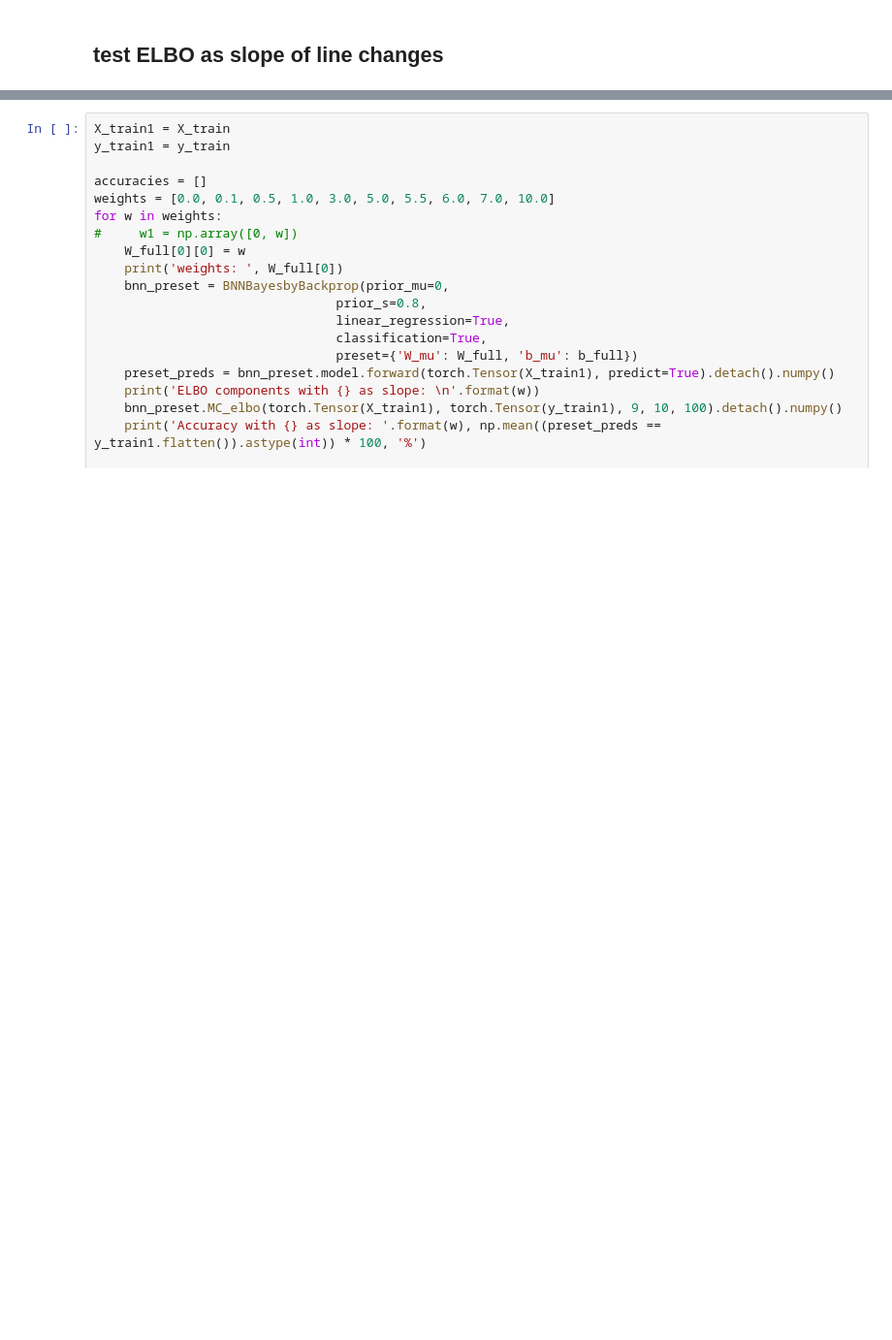
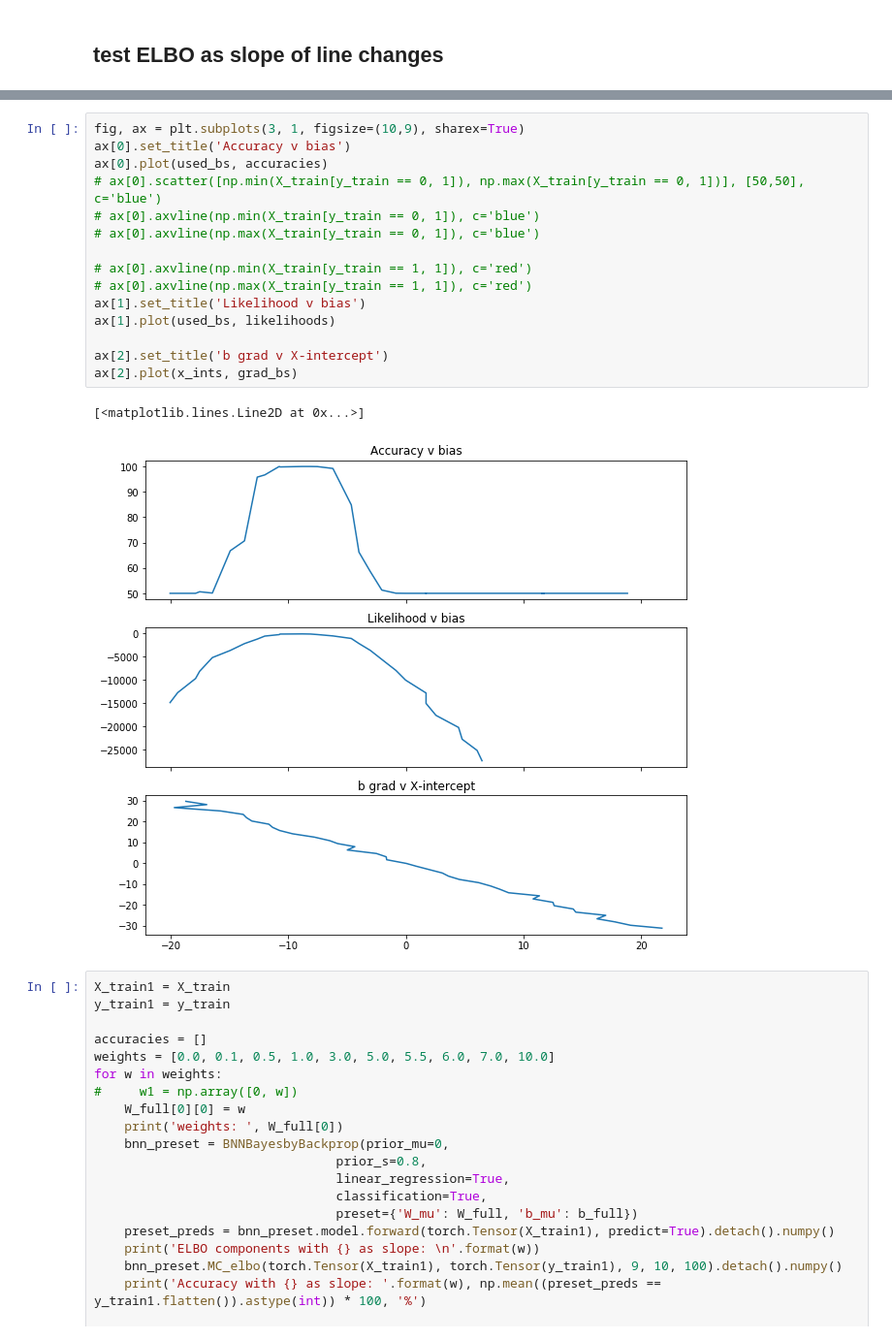
Before and after one commit to Emerson-Wenzel/BDL_final_project, a Jupyter notebook: Baysian_Logistic_regression_daniel.ipynb, the cells around one changed output, grey strips where cells are left out. Shown at 97% size. Drawn from its saved outputs; the diff is of its cells as text; blank space fills up the shorter version.

```diff
--- a/Baysian_Logistic_regression_daniel.ipynb
+++ b/Baysian_Logistic_regression_daniel.ipynb
@@ -433,3 +433,21 @@ ax[1].plot(x_int, likelihoods)
+# %%
+fig, ax = plt.subplots(3, 1, figsize=(10,9), sharex=True)
+ax[0].set_title('Accuracy v bias')
+ax[0].plot(used_bs, accuracies)
+# ax[0].scatter([np.min(X_train[y_train == 0, 1]), np.max(X_train[y_train == 0, 1])], [50,50], c='blue')
+# ax[0].axvline(np.min(X_train[y_train == 0, 1]), c='blue')
+# ax[0].axvline(np.max(X_train[y_train == 0, 1]), c='blue')
+
+# ax[0].axvline(np.min(X_train[y_train == 1, 1]), c='red')
+# ax[0].axvline(np.max(X_train[y_train == 1, 1]), c='red')
+ax[1].set_title('Likelihood v bias')
+ax[1].plot(used_bs, likelihoods)
+
+ax[2].set_title('b grad v X-intercept')
+ax[2].plot(x_ints, grad_bs)
+# %% [output]
+[<matplotlib.lines.Line2D at 0x...>]
+[figure, added]
 # %%
 X_train1 = X_train
 y_train1 = y_train
```
Also changed, not shown: parts of 7 cells of this notebook, 1 other file.
